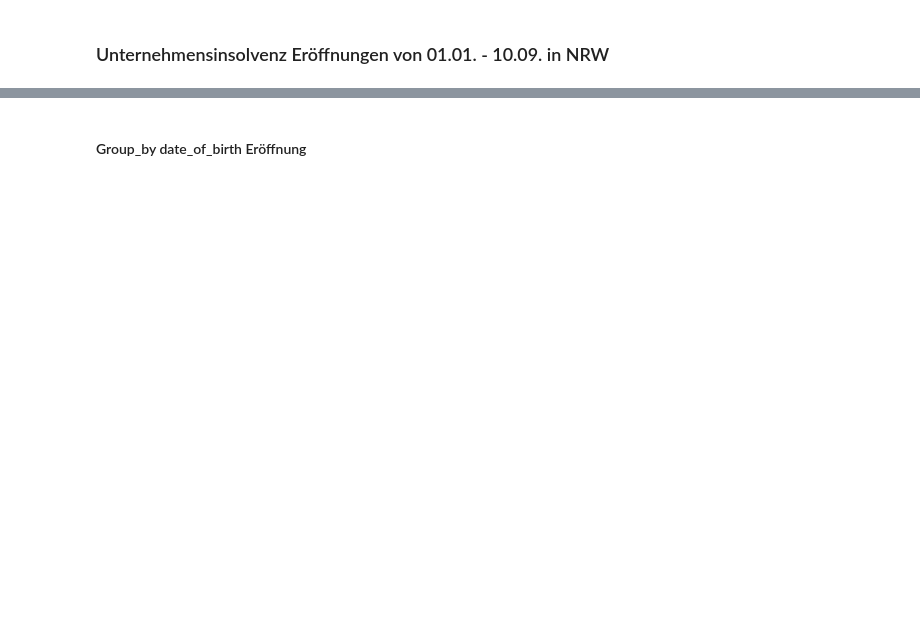
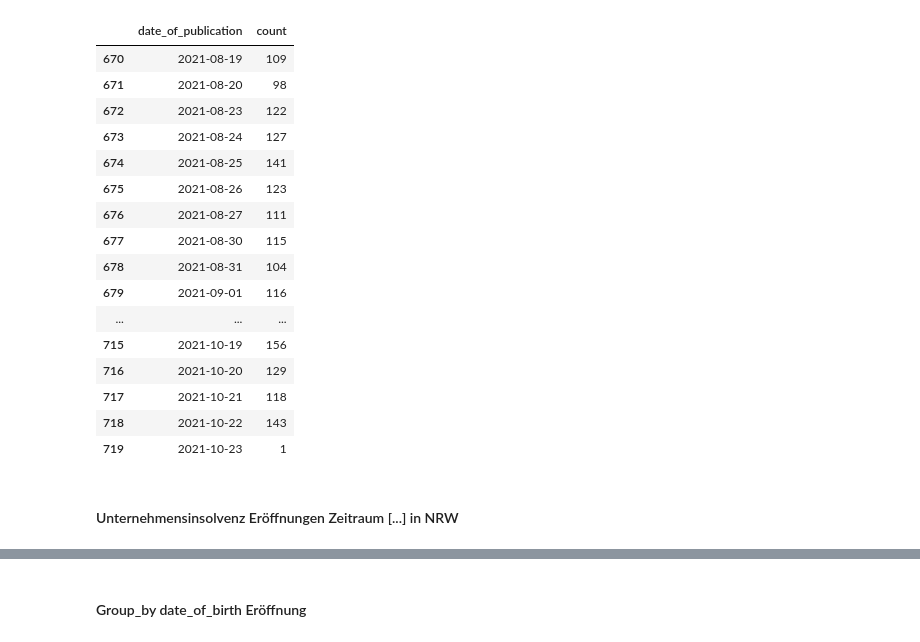
Before and after one commit to wdr-data/insolvenzen, a Jupyter notebook: Insolvenzen_Unternehmen_IN.ipynb, the cells around one changed output, grey strips where cells are left out. Drawn from its saved outputs; the diff is of its cells as text; code cells hidden in the pictures; blank space fills up the shorter version.

```diff
--- a/Insolvenzen_Unternehmen_IN.ipynb
+++ b/Insolvenzen_Unternehmen_IN.ipynb
@@ -174,0 +250,22 @@ Name: type_of_proceeding, dtype: int64
+# %%
+publication_frequency = data_nw_in.groupby('date_of_publication').date_of_publication.count().reset_index(name="count")
+# %%
+publication_frequency.tail(50)
+# %% [output]
+|  | date_of_publication | count |
+| 670 | 2021-08-19 | 109 |
+| 671 | 2021-08-20 | 98 |
+| 672 | 2021-08-23 | 122 |
+| 673 | 2021-08-24 | 127 |
+| 674 | 2021-08-25 | 141 |
+| 675 | 2021-08-26 | 123 |
+| 676 | 2021-08-27 | 111 |
+| 677 | 2021-08-30 | 115 |
+| 678 | 2021-08-31 | 104 |
+| 679 | 2021-09-01 | 116 |
+| ... | ... | ... |
+| 715 | 2021-10-19 | 156 |
+| 716 | 2021-10-20 | 129 |
+| 717 | 2021-10-21 | 118 |
+| 718 | 2021-10-22 | 143 |
+| 719 | 2021-10-23 | 1 |
@@ -175,4 +274,4 @@ Name: type_of_proceeding, dtype: int64
 # %% [markdown]
-### Unternehmensinsolvenz Eröffnungen von 01.01. - 10.09. in NRW
+#### Unternehmensinsolvenz Eröffnungen Zeitraum [...] in NRW
 # %%
 def in_eröffnung(data_nw_in):
```
Also changed, not shown: parts of 39 cells of this notebook, 1 other file.
